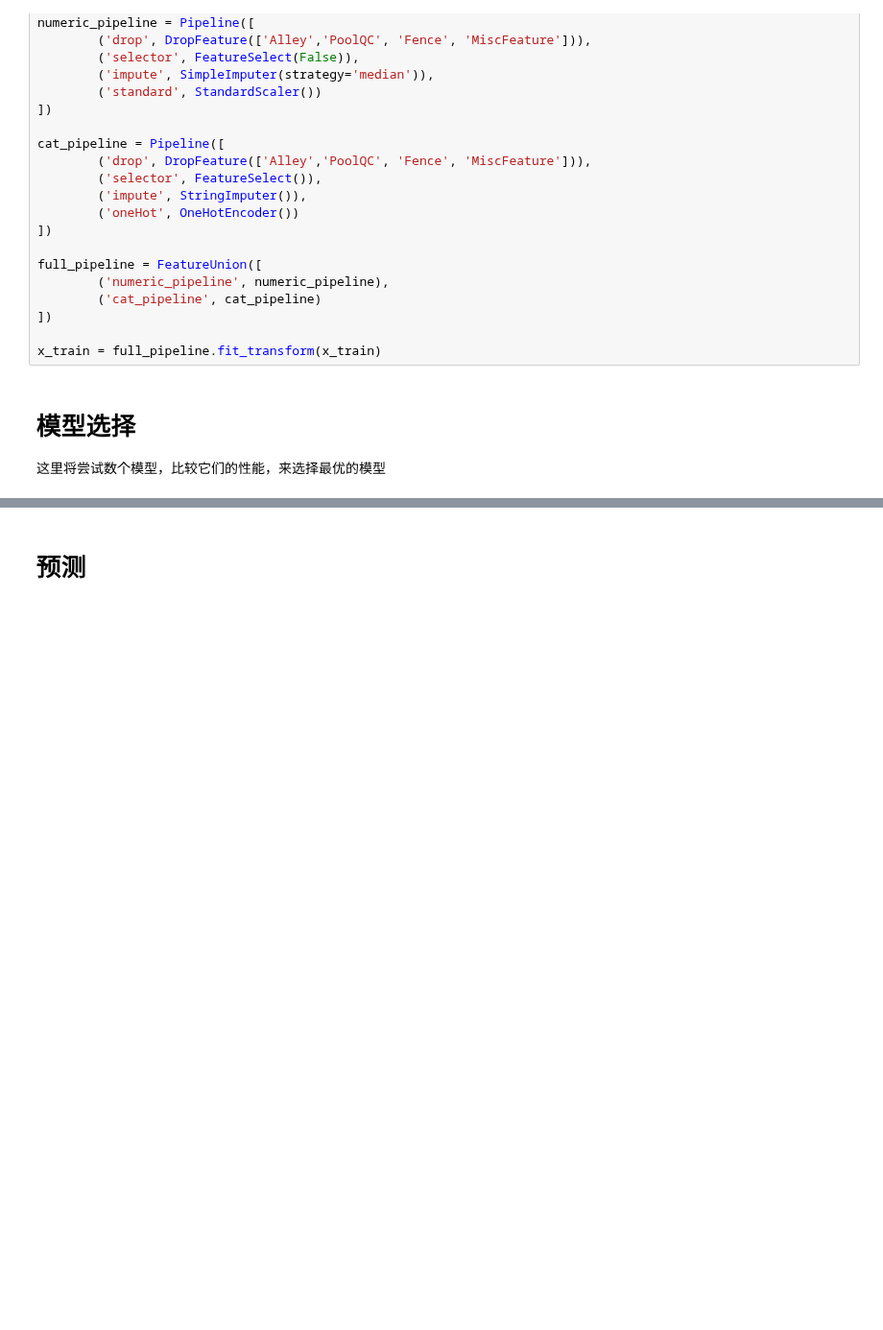
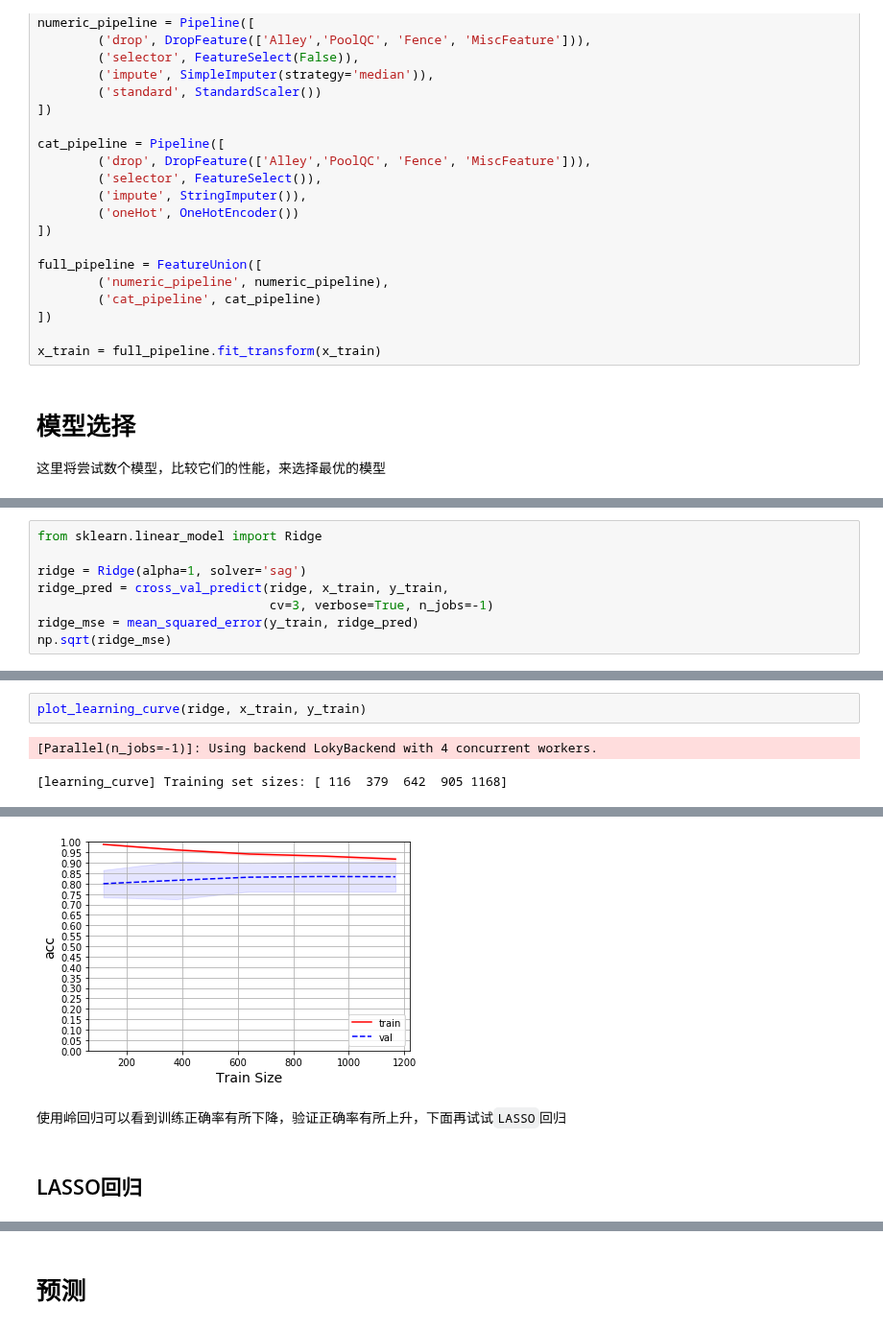
Before and after one commit to coldJune/machineLearning, a Jupyter notebook: kaggle/Predict House Prices.ipynb, the cells around one changed output, grey strips where cells are left out. Shown at 96% size. Cells and saved outputs as stored; diff of their text form; blank space fills up the shorter version.

```diff
--- a/kaggle/Predict House Prices.ipynb
+++ b/kaggle/Predict House Prices.ipynb
@@ -193,0 +250,8 @@ x_train = full_pipeline.fit_transform(x_train)
+# %%
+from sklearn.linear_model import Ridge
+
+ridge = Ridge(alpha=1, solver='sag')
+ridge_pred = cross_val_predict(ridge, x_train, y_train,
+                               cv=3, verbose=True, n_jobs=-1)
+ridge_mse = mean_squared_error(y_train, ridge_pred)
+np.sqrt(ridge_mse)
@@ -193,0 +262,5 @@ x_train = full_pipeline.fit_transform(x_train)
+# %%
+plot_learning_curve(ridge, x_train, y_train)
+# %% [output]
+[Parallel(n_jobs=-1)]: Using backend LokyBackend with 4 concurrent workers.
+[learning_curve] Training set sizes: [ 116  379  642  905 1168]
@@ -193,0 +268,5 @@ x_train = full_pipeline.fit_transform(x_train)
+[figure, added]
+# %% [markdown]
+使用岭回归可以看到训练正确率有所下降，验证正确率有所上升，下面再试试`LASSO`回归
+# %% [markdown]
+## LASSO回归
```
Also changed, not shown: parts of 20 cells of this notebook, 3 other files.
